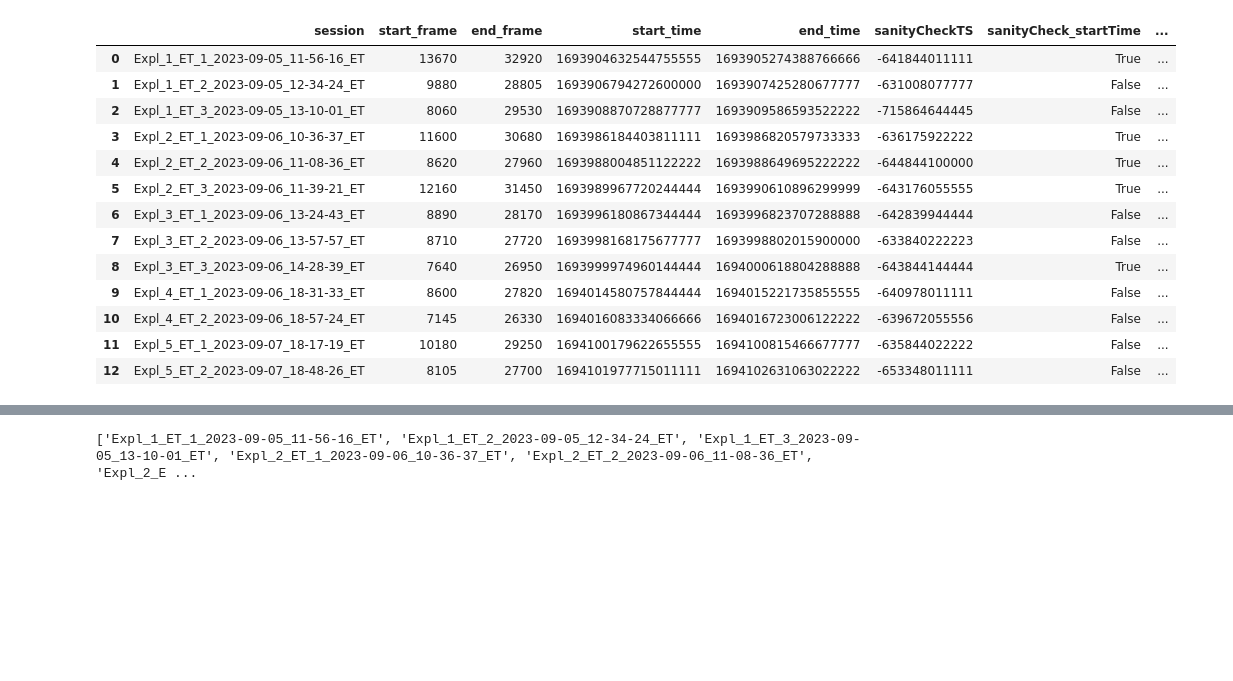
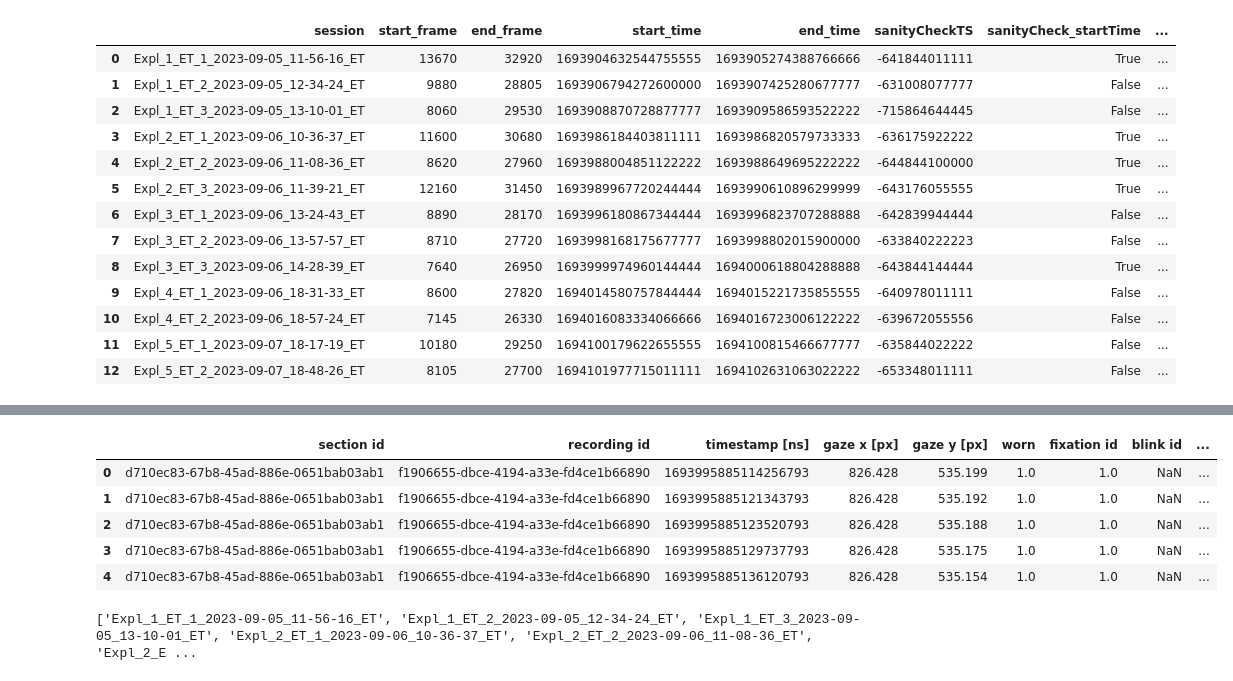
Before and after one commit to JasminLWalter/VR-EyeTracking-GraphTheory, a Jupyter notebook: Cyprus_project/checkNewSlicing.ipynb, the cells around one changed output, grey strips where cells are left out. Saved outputs shown, nothing was run; the diff lists cells and outputs as text; code cells hidden in the pictures; blank space fills up the shorter version.

```diff
--- a/Cyprus_project/checkNewSlicing.ipynb
+++ b/Cyprus_project/checkNewSlicing.ipynb
@@ -95,3 +158,12 @@ slicingListP.head(13)
+# %%
+fullGaze.head()
+# %% [output]
+|  | section id | recording id | timestamp [ns] | gaze x [px] | gaze y [px] | worn | fixation id | blink id | ... |
+| 0 | d710ec83-67b8-45ad-886e-0651bab03ab1 | f1906655-dbce-4194-a33e-fd4ce1b66890 | 1693995885114256793 | 826.428 | 535.199 | 1.0 | 1.0 | NaN | ... |
+| 1 | d710ec83-67b8-45ad-886e-0651bab03ab1 | f1906655-dbce-4194-a33e-fd4ce1b66890 | 1693995885121343793 | 826.428 | 535.192 | 1.0 | 1.0 | NaN | ... |
+| 2 | d710ec83-67b8-45ad-886e-0651bab03ab1 | f1906655-dbce-4194-a33e-fd4ce1b66890 | 1693995885123520793 | 826.428 | 535.188 | 1.0 | 1.0 | NaN | ... |
+| 3 | d710ec83-67b8-45ad-886e-0651bab03ab1 | f1906655-dbce-4194-a33e-fd4ce1b66890 | 1693995885129737793 | 826.428 | 535.175 | 1.0 | 1.0 | NaN | ... |
+| 4 | d710ec83-67b8-45ad-886e-0651bab03ab1 | f1906655-dbce-4194-a33e-fd4ce1b66890 | 1693995885136120793 | 826.428 | 535.154 | 1.0 | 1.0 | NaN | ... |
 # %%
 datapathF = "E:/Cyprus_project_overview/my_data_backup/eye tracking data_backup"
 data_foldersF = sorted([f for f in os.listdir(datapathF) if not f.startswith('TestS')], key=str.lower)
```
Also changed, not shown: parts of 7 cells of this notebook.
